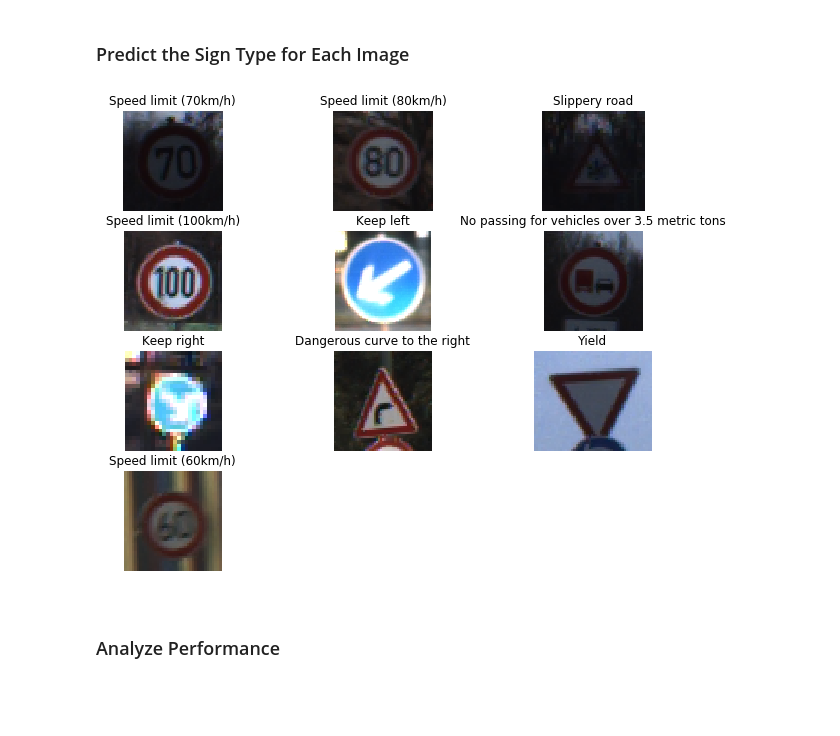
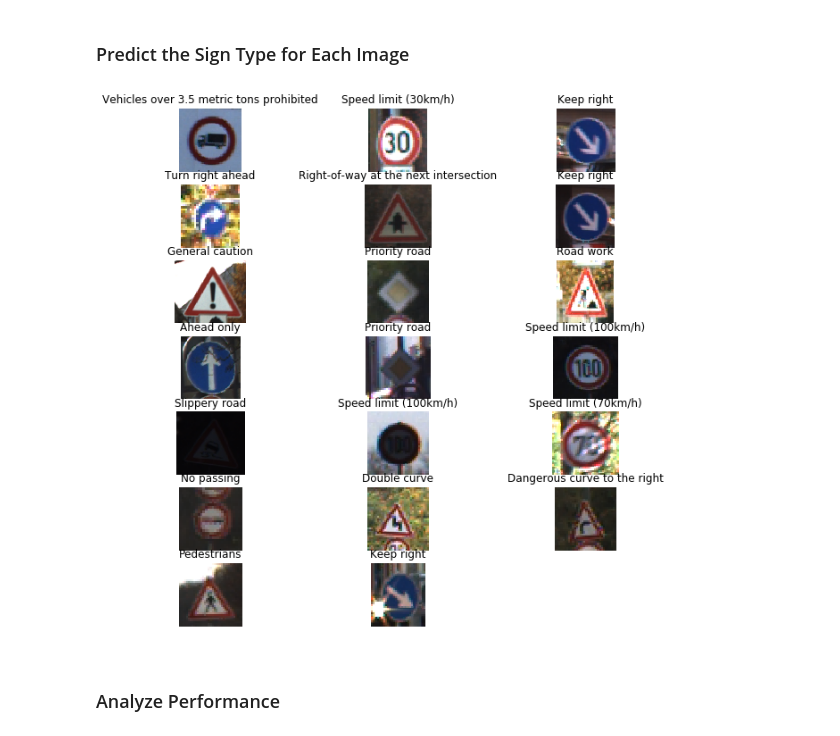
Before and after one commit to malichao/CarND-Traffic-Sign-Classifier-Project, a Jupyter notebook: Traffic_Sign_Classifier.ipynb, the cells around one changed output. Saved outputs shown, nothing was run; the diff lists cells and outputs as text; code cells hidden in the pictures; blank space fills up the shorter version.

```diff
--- a/Traffic_Sign_Classifier.ipynb
+++ b/Traffic_Sign_Classifier.ipynb
@@ -328,21 +328,20 @@ from PIL import Image
 
 path = "GTSRB/Final_Test/Images/"
 files = [file for file in os.listdir(path) if file.endswith('.ppm')]
-files = files[0:20]
+files = sorted(files)
 signs = np.empty((0,32,32,3))
+print("Loaded ",len(files), "files")
+print("Showing the first 20 pictures")
 
-basewidth = 32
 plt.figure(figsize=(image_shape[0]/3,image_shape[1]/3))
-i=0
-for file_name in files :
-    img = Image.open(path + file_name)
+for i in range(0,20) :
+    img = Image.open(path + files[i])
     img_resized = img.resize((32,32), PIL.Image.ANTIALIAS)
     img_array=np.array(img_resized.getdata()).\
                 reshape(img_resized.size[0], img_resized.size[1], 3)
     signs = np.append(signs, [img_array], axis=0)
     plt.subplot(4, 5, i+1)
-    i+=1
-    plt.title(file_name)
+    plt.title(files[i])
     plt.imshow(img_resized)
     plt.axis('off')
 plt.show()
@@ -353,30 +354,30 @@ plt.show()
 # %%
 ### Run the predictions here and use the model to output the prediction for each image.
 ### Make sure to pre-process the images with the same pre-processing pipeline used earlier.
 ### Feel free to use as many code cells as needed.
 csv_data = np.genfromtxt('signnames.csv', delimiter=',', names=True, dtype=None)
 sign_names = [t[1].decode('utf-8') for t in csv_data]
 
 signs_norm = normalize(signs)
 predicions = tf.argmax(logits,1)
 predicted_classes = []
 
 with tf.Session() as sess:
     saver.restore(sess, tf.train.latest_checkpoint('.'))
     predicted_classes = sess.run(predicions, feed_dict={x: signs_norm, keep_prob: 1.0})
 
 # print(predicted_classes)
 i=0
 plt.figure(figsize=(image_shape[0]/3,image_shape[1]/3))
-for class_label,image_path in zip(predicted_classes, files):
+for class_label,image_path in zip(predicted_classes[0:20], files[0:20]):
     image = mpimg.imread(dir + image_path)
-    plt.subplot(5, 3, i+1)
-    i+=1
+    plt.subplot(7, 3, i+1)
     plt.title(sign_names[class_label])
     plt.axis('off')
     plt.imshow(image)
+    i+=1
 plt.show()
 # %% [output]
-[figure, old version]
+[figure, new version]
 # %% [markdown]
 ### Analyze Performance
```
Also changed, not shown: parts of 2 cells of this notebook.
